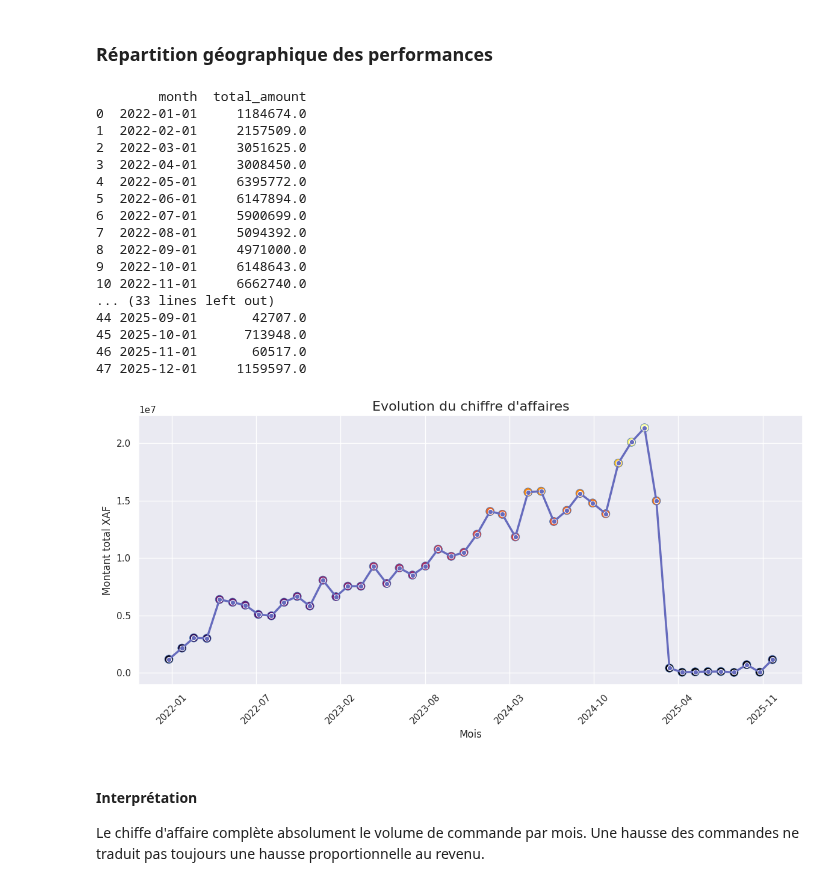
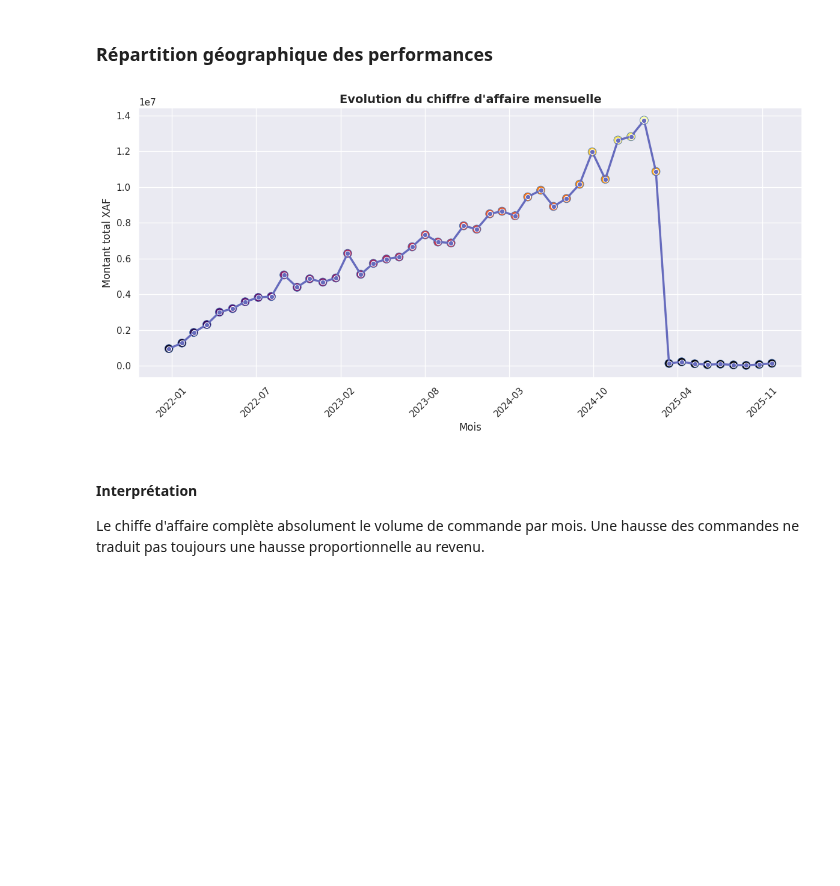
Before and after one commit to Codeur63/Projet_1-Data_IA_enginner, a Jupyter notebook: notebooks/EDA_rapport_final.ipynb, the cells around one changed output. Cells and saved outputs as stored; diff of their text form; code cells hidden in the pictures; blank space fills up the shorter version.

```diff
--- a/notebooks/EDA_rapport_final.ipynb
+++ b/notebooks/EDA_rapport_final.ipynb
@@ -16,7 +16,6 @@ Ce notebook vise à produire une analyse exploratoire de données, de raconter l
 Ici nous importons les données, les biblothèques que nous allons utiliser tout au long de notre notebook
 # %%
 from nexacommerce.config import *
-from nexacommerce.data_loader import CSVLoader
 from nexacommerce.inspection import inspect_dataset
 from datetime import datetime
 from scipy.stats import ttest_ind
@@ -26,15 +25,10 @@ import seaborn as sns
 import numpy as np
 import re
 
-order_loader =CSVLoader(ORDERS_FILE)
-order_items_loader = CSVLoader(ORDER_ITEMS_FILE)
-courier_loader = CSVLoader(COURIERS_FILE)
-customer_loader = CSVLoader(CUSTOMERS_FILE)
-
-orders = order_loader.load()
-customers = customer_loader.load()
-couriers = courier_loader.load()
-orders_item = order_items_loader.load()
+orders = pd.read_csv(ORDERS_FILE, encoding="utf-8", sep=",", low_memory=False)
+order_items = pd.read_csv(ORDER_ITEMS_FILE, encoding="utf-8", sep=',', low_memory=False)
+customers = pd.read_csv(CUSTOMERS_FILE, encoding='utf-8', sep=",", low_memory=False )
+couriers = pd.read_csv(COURIERS_FILE, encoding="utf-8", sep=",", low_memory=False)
 # %% [markdown]
 ## Pipeline de nettoyage
 # %% [markdown]
@@ -120,7 +155,7 @@ def status_normalise(value):
         return "delivered"
     if value in {"en_retard", "en retard", "retard", "En_retard", "EN_RETARD"}:
         return "late"
-    if value in {"annule", "ANNULE", "AnnulÃ©", "annulÃ©","annulã©"}:
+    if value in {"annule", "ANNULE", "AnnulÃ©", "annulÃ©","annulã©",'annulé'}:
         return "cancelled"
     if value in {"en_cours", "en cours","En_cours"}:
         return "in_progress"
@@ -131,7 +166,7 @@ def status_normalise(value):
 def city_normalise(value):
     if pd.isna(value):
         return np.nan
-    if value in {"Yaoundã©","Yaoundã©","YaoundÃ©","Yaoundã©"}:
-        return "Yaounde"
+    if value in {"Yaoundã©","Yaoundã©","YaoundÃ©","Yaoundã©","Yaounde",'yaounde'}:
+        return "Yaoundé"
     value = str(value).strip().lower()
     return value.capitalize()
@@ -206,17 +259,21 @@ orders = orders.drop(columns=['product_category'])
 #### Correction des totals amount
 # %%
 # calculer la somme par order_id dans order_items
-items_sum = orders_item.dropna(subset=["order_id", "line_total_xaf"]).copy()
+items_sum = order_items.dropna(subset=["order_id", "line_total_xaf"]).copy()
+
 items_sum["line_total_xaf"] = pd.to_numeric(items_sum["line_total_xaf"], errors="coerce")
+
 sum_per_order = items_sum.groupby("order_id", as_index=True)["line_total_xaf"].sum().rename("sum_line_total_xaf")
 
-orders_updated = orders.copy()
-orders_updated = orders_updated.set_index("order_id").join(sum_per_order, how="left")
+orders = orders.merge(sum_per_order, left_on="order_id", right_index=True, how="left")
 
-orders_updated["total_amount_xaf"] = orders["total_amount_xaf"]
+# déplacer/renommer la colonne dans orders["total_amount_xaf"]
+orders["total_amount_xaf"] = orders["sum_line_total_xaf"].fillna(0)
+orders.drop(columns=["sum_line_total_xaf"], inplace=True)
 
-
-print(sum_per_order)
+# optionnel : convertir en numeric et typer
+orders["total_amount_xaf"] = pd.to_numeric(orders["total_amount_xaf"], errors="coerce")
+# d
 # %% [output]
 order_id
 100000     7594.0
@@ -463,54 +457,35 @@ Cette visualisation permet de voir la dynamique de l'activité dans le temps. El
 # %%
 CA_monthly = (
     orders.groupby(orders['order_date'].dt.to_period('M'))['total_amount_xaf']
     .sum()
     .sort_index()
     .to_timestamp()
     .reset_index()
 )
 
 # Series en dataFrame
 CA_monthly.columns = ['month', 'total_amount']
 CA_monthly['month'] = pd.to_datetime(CA_monthly['month'])  # garantir datetime
 
-# afficher le tableau
-print(CA_monthly)
+fig , axes = plt.subplots(figsize=(12,6))
 
 sns.set_theme(style="darkgrid")
-plt.figure(figsize=(12,6))
 palette = sns.color_palette("mako", n_colors=1)[0]
 
 sns.lineplot(data=CA_monthly, x='month', y='total_amount', marker='o', color="#666BBD", linewidth=2.5)
 sns.scatterplot(data=CA_monthly, x='month', y='total_amount',
                 hue='total_amount', palette="inferno", legend=False, s=100, edgecolor='b', linewidth=0.6)
 
 plt.gca().xaxis.set_major_locator(plt.MaxNLocator(10))
 plt.gca().xaxis.set_major_formatter(plt.matplotlib.dates.DateFormatter('%Y-%m'))
-plt.title("Evolution du chiffre d'affaires", fontsize=16)
+plt.title("Evolution du chiffre d'affaire mensuelle", fontsize=14, fontweight= "bold")
 plt.xlabel("Mois")
 plt.ylabel("Montant total XAF")
 plt.xticks(rotation=45)
 plt.tight_layout()
 plt.show()
 # %% [output]
-        month  total_amount
-0  2022-01-01     1184674.0
-1  2022-02-01     2157509.0
-2  2022-03-01     3051625.0
-3  2022-04-01     3008450.0
-4  2022-05-01     6395772.0
-5  2022-06-01     6147894.0
-6  2022-07-01     5900699.0
-7  2022-08-01     5094392.0
-8  2022-09-01     4971000.0
-9  2022-10-01     6148643.0
-10 2022-11-01     6662740.0
-... (33 lines left out)
-44 2025-09-01       42707.0
-45 2025-10-01      713948.0
-46 2025-11-01       60517.0
-47 2025-12-01     1159597.0
-[figure, old version]
+[figure, new version]
 # %% [markdown]
 #### Interprétation
 
```
Also changed, not shown: parts of 22 cells of this notebook, 5 other files.
